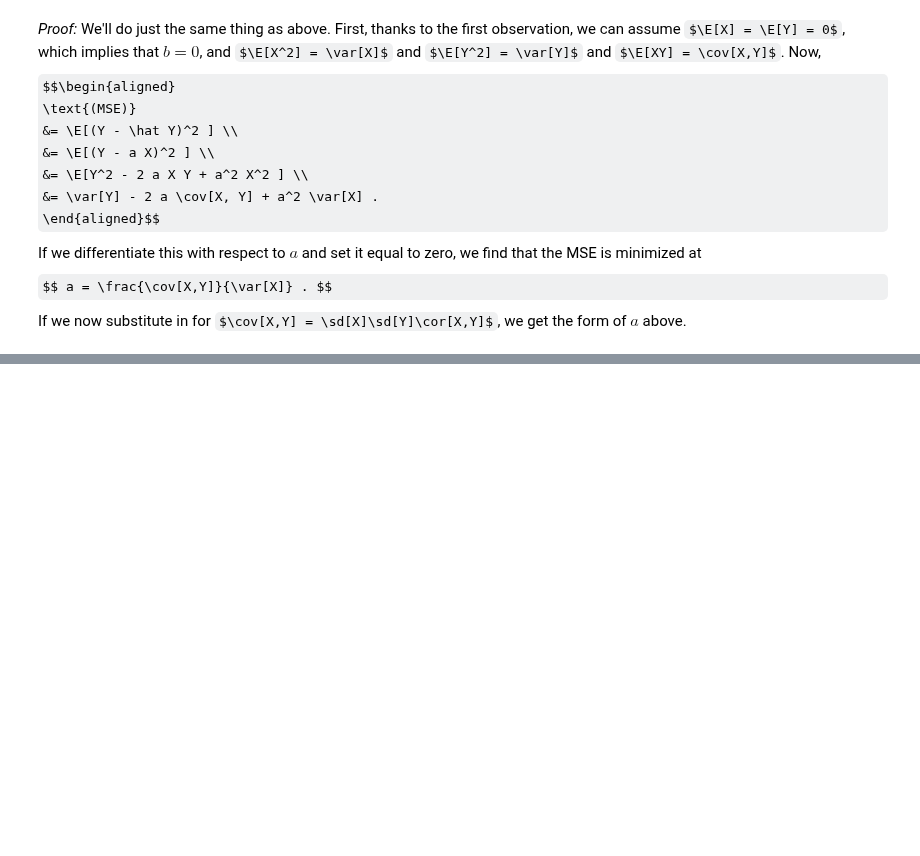
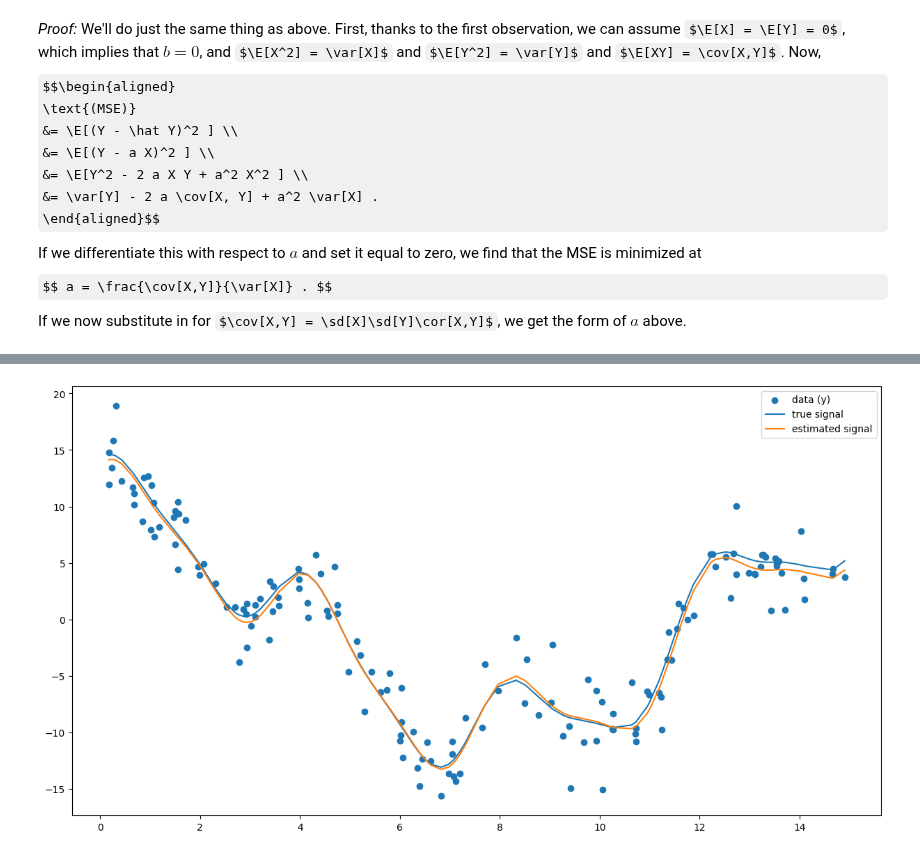
Before and after one commit to UOdsci/dsci345, a Jupyter notebook: class_material/slides/Week_07_Linear_models.ipynb, the cells around one changed output, grey strips where cells are left out. Cells and saved outputs as stored; diff of their text form; code cells hidden in the pictures; some formulas as TeX source; blank space fills up the shorter version.

```diff
--- a/class_material/slides/Week_07_Linear_models.ipynb
+++ b/class_material/slides/Week_07_Linear_models.ipynb
@@ -123,0 +315,17 @@ we get the form of $a$ above.
+# %%
+k = 4
+X = np.array([
+    [np.cos(np.pi * t / 2 ** j) for j in range(k+1)]
+    + [np.sin(np.pi * t / 2 ** j) for j in range(k+1)]
+    for t in tvec
+])
+a_hat = np.linalg.solve(np.matmul(X.T, X), (X.T).dot(yvec))
+y_hat = X.dot(a_hat)
+# %%
+fig, ax = plt.subplots()
+ax.scatter(tvec, yvec, label="data (y)")
+ax.plot(tvec, mean_yvec, label="true signal")
+ax.plot(tvec, y_hat, label="estimated signal")
+ax.legend();
+# %% [output]
+[figure, added]
```
Also changed, not shown: parts of 24 cells of this notebook, 3 other files.
